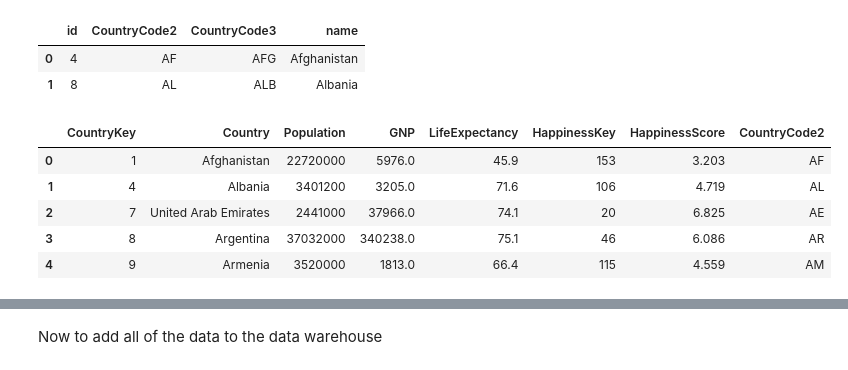
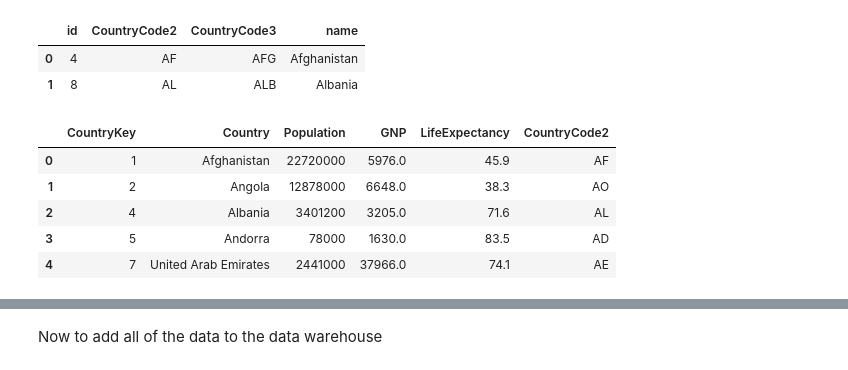
Before and after one commit to M8Name/mjt6vj-data-project-1, a Jupyter notebook: mjt6vj-Project-1.ipynb, the cells around one changed output, grey strips where cells are left out. Cells and saved outputs as stored; diff of their text form; code cells hidden in the pictures.

```diff
--- a/mjt6vj-Project-1.ipynb
+++ b/mjt6vj-Project-1.ipynb
@@ -308,13 +364,13 @@ df_conversion.head(2)
 | 0 | 4 | AF | AFG | Afghanistan |
 | 1 | 8 | AL | ALB | Albania |
 # %%
-df_fact_country = pd.merge(df_fact_country,df_conversion, how="inner", left_on="CountryCode", right_on="CountryCode3")
+df_fact_country = pd.merge(df_world_trimmed,df_conversion, how="inner", left_on="CountryCode", right_on="CountryCode3")
 df_fact_country = df_fact_country.drop(["id", "name","CountryCode3", "CountryCode"],axis=1)
 df_fact_country.head()
 # %% [output]
-|  | CountryKey | Country | Population | GNP | LifeExpectancy | HappinessKey | HappinessScore | CountryCode2 |
-| 0 | 1 | Afghanistan | 22720000 | 5976.0 | 45.9 | 153 | 3.203 | AF |
-| 1 | 4 | Albania | 3401200 | 3205.0 | 71.6 | 106 | 4.719 | AL |
-| 2 | 7 | United Arab Emirates | 2441000 | 37966.0 | 74.1 | 20 | 6.825 | AE |
-| 3 | 8 | Argentina | 37032000 | 340238.0 | 75.1 | 46 | 6.086 | AR |
-| 4 | 9 | Armenia | 3520000 | 1813.0 | 66.4 | 115 | 4.559 | AM |
+|  | CountryKey | Country | Population | GNP | LifeExpectancy | CountryCode2 |
+| 0 | 1 | Afghanistan | 22720000 | 5976.0 | 45.9 | AF |
+| 1 | 2 | Angola | 12878000 | 6648.0 | 38.3 | AO |
+| 2 | 4 | Albania | 3401200 | 3205.0 | 71.6 | AL |
+| 3 | 5 | Andorra | 78000 | 1630.0 | 83.5 | AD |
+| 4 | 7 | United Arab Emirates | 2441000 | 37966.0 | 74.1 | AE |
```
Also changed, not shown: parts of 26 cells of this notebook, 1 other file.
